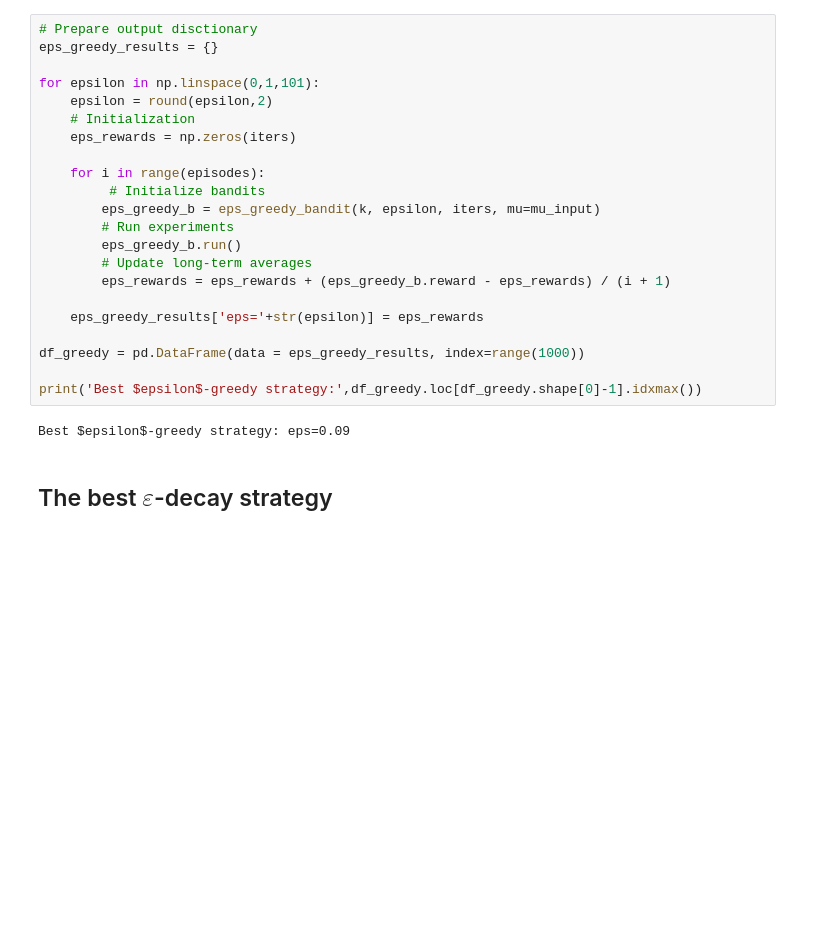
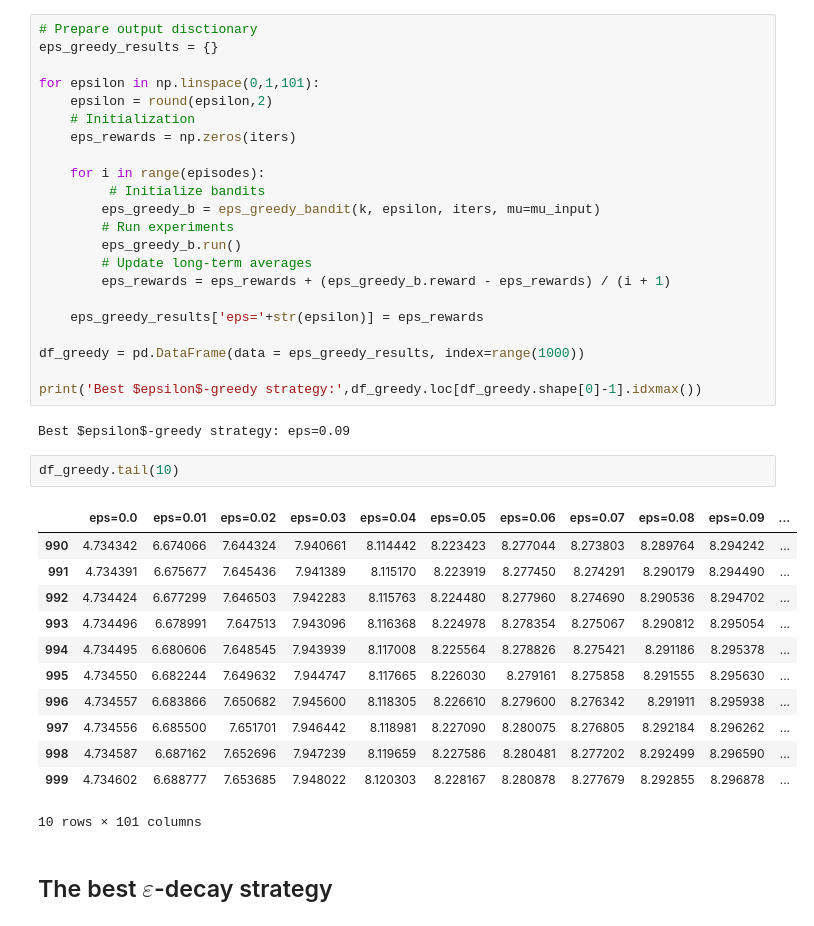
Before and after one commit to lhotaane/MultiArmedBandit, a Jupyter notebook: main.ipynb, the cells around one changed output. Drawn from its saved outputs; the diff is of its cells as text; blank space fills up the shorter version.

```diff
--- a/main.ipynb
+++ b/main.ipynb
@@ -490,6 +491,21 @@ df_greedy = pd.DataFrame(data = eps_greedy_results, index=range(1000))
 print('Best $epsilon$-greedy strategy:',df_greedy.loc[df_greedy.shape[0]-1].idxmax())
 # %% [output]
 Best $epsilon$-greedy strategy: eps=0.09
+# %%
+df_greedy.tail(10)
+# %% [output]
+|  | eps=0.0 | eps=0.01 | eps=0.02 | eps=0.03 | eps=0.04 | eps=0.05 | eps=0.06 | eps=0.07 | eps=0.08 | eps=0.09 | ... |
+| 990 | 4.734342 | 6.674066 | 7.644324 | 7.940661 | 8.114442 | 8.223423 | 8.277044 | 8.273803 | 8.289764 | 8.294242 | ... |
+| 991 | 4.734391 | 6.675677 | 7.645436 | 7.941389 | 8.115170 | 8.223919 | 8.277450 | 8.274291 | 8.290179 | 8.294490 | ... |
+| 992 | 4.734424 | 6.677299 | 7.646503 | 7.942283 | 8.115763 | 8.224480 | 8.277960 | 8.274690 | 8.290536 | 8.294702 | ... |
+| 993 | 4.734496 | 6.678991 | 7.647513 | 7.943096 | 8.116368 | 8.224978 | 8.278354 | 8.275067 | 8.290812 | 8.295054 | ... |
+| 994 | 4.734495 | 6.680606 | 7.648545 | 7.943939 | 8.117008 | 8.225564 | 8.278826 | 8.275421 | 8.291186 | 8.295378 | ... |
+| 995 | 4.734550 | 6.682244 | 7.649632 | 7.944747 | 8.117665 | 8.226030 | 8.279161 | 8.275858 | 8.291555 | 8.295630 | ... |
+| 996 | 4.734557 | 6.683866 | 7.650682 | 7.945600 | 8.118305 | 8.226610 | 8.279600 | 8.276342 | 8.291911 | 8.295938 | ... |
+| 997 | 4.734556 | 6.685500 | 7.651701 | 7.946442 | 8.118981 | 8.227090 | 8.280075 | 8.276805 | 8.292184 | 8.296262 | ... |
+| 998 | 4.734587 | 6.687162 | 7.652696 | 7.947239 | 8.119659 | 8.227586 | 8.280481 | 8.277202 | 8.292499 | 8.296590 | ... |
+| 999 | 4.734602 | 6.688777 | 7.653685 | 7.948022 | 8.120303 | 8.228167 | 8.280878 | 8.277679 | 8.292855 | 8.296878 | ... |
+10 rows × 101 columns
 # %% [markdown]
 ## The best $\varepsilon$-decay strategy
 # %%
```
Also changed, not shown: parts of 3 cells of this notebook.
